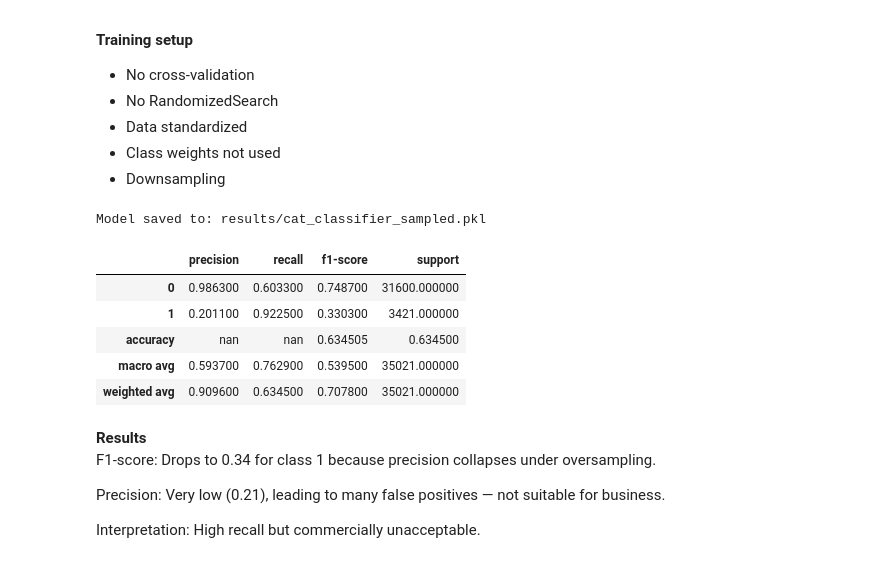
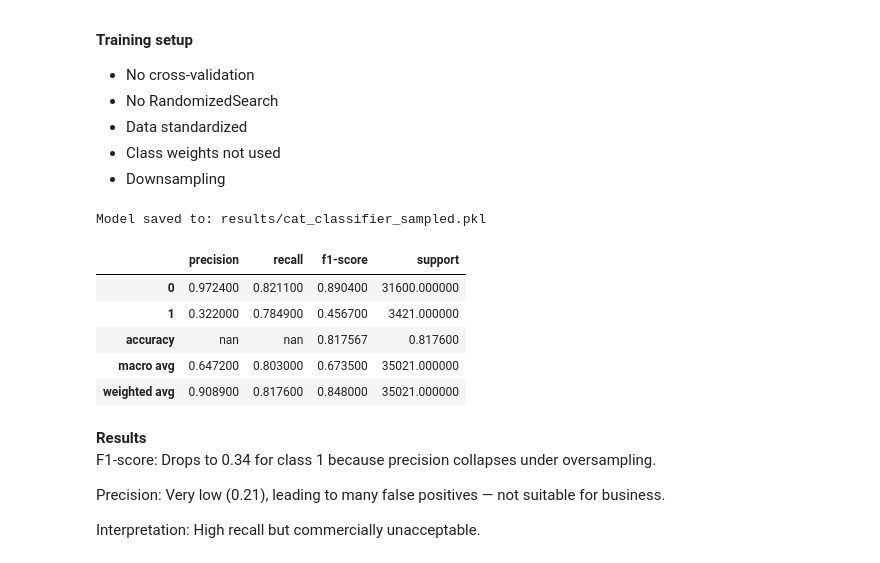
Before and after one commit to OloruntobiOlutola/Hands-on-ML, a Jupyter notebook: customer_transaction.ipynb, the cells around one changed output. Drawn from its saved outputs; the diff is of its cells as text; code cells hidden in the pictures.

```diff
--- a/customer_transaction.ipynb
+++ b/customer_transaction.ipynb
@@ -1109,23 +1106,23 @@ CatBoost is a gradient boosting algorithm that handles categorical features nati
 # %%
 report  = train_and_save_model(
     model=CatBoostClassifier(verbose=False),
     model_name="cat_classifier",
     X_train=X_resampled_train_scaled,
     y_train=y_resampled_down,
-    X_test=X_test_scaled,
+    X_test=X_resampled_test_scaled,
     y_test=y_test,
     saved_results=saved_results,
     sampled=True
 )
 report
 # %% [output]
 Model saved to: results/cat_classifier_sampled.pkl
 |  | precision | recall | f1-score | support |
-| 0 | 0.986300 | 0.603300 | 0.748700 | 31600.000000 |
-| 1 | 0.201100 | 0.922500 | 0.330300 | 3421.000000 |
-| accuracy | nan | nan | 0.634505 | 0.634500 |
-| macro avg | 0.593700 | 0.762900 | 0.539500 | 35021.000000 |
-| weighted avg | 0.909600 | 0.634500 | 0.707800 | 35021.000000 |
+| 0 | 0.972400 | 0.821100 | 0.890400 | 31600.000000 |
+| 1 | 0.322000 | 0.784900 | 0.456700 | 3421.000000 |
+| accuracy | nan | nan | 0.817567 | 0.817600 |
+| macro avg | 0.647200 | 0.803000 | 0.673500 | 35021.000000 |
+| weighted avg | 0.908900 | 0.817600 | 0.848000 | 35021.000000 |
 # %% [markdown]
 **Results**
 F1-score: Drops to 0.34 for class 1 because precision collapses under oversampling.
```
Also changed, not shown: parts of 27 cells of this notebook.
